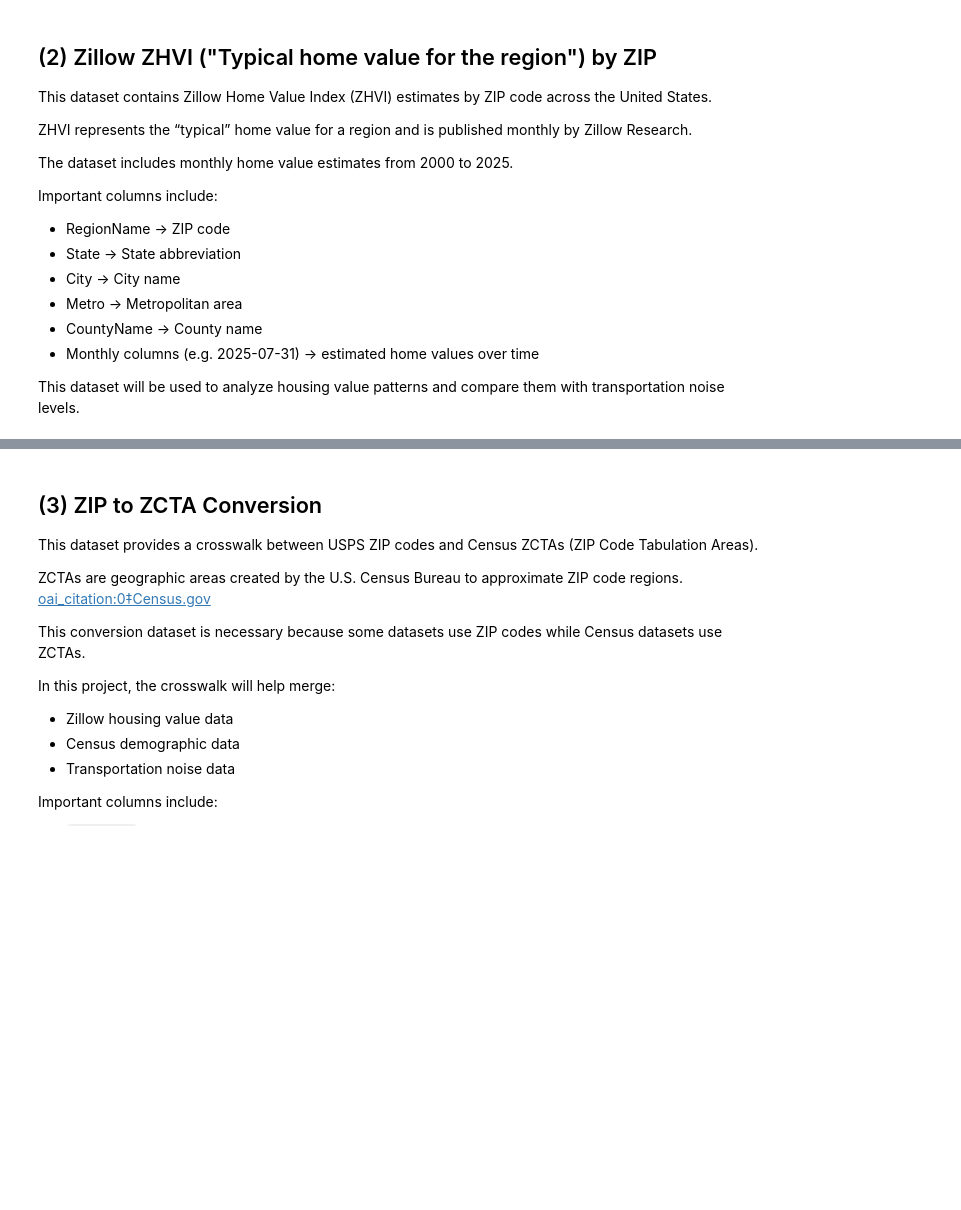
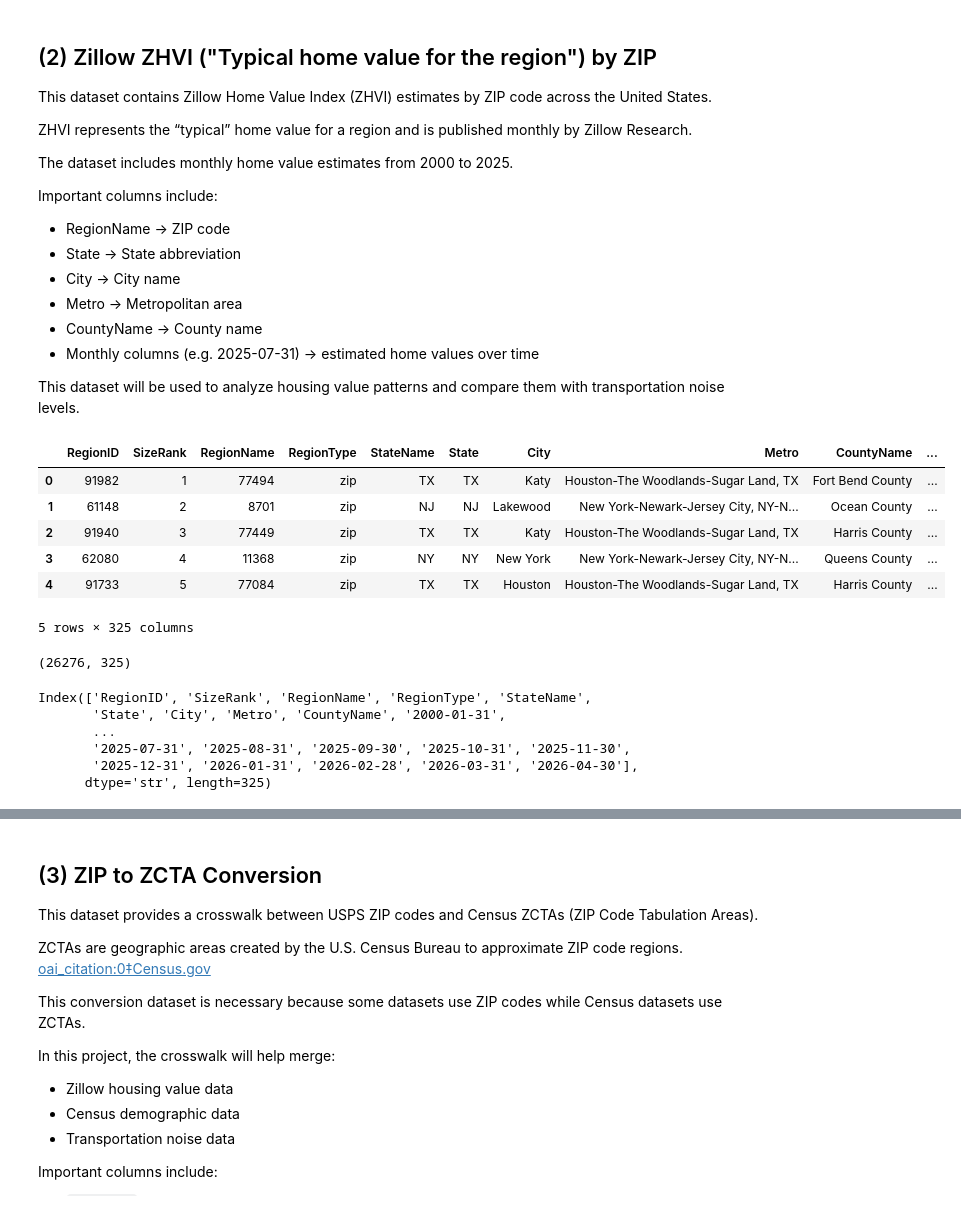
Before and after one commit to nengmao888/math189-final-project, a Jupyter notebook: data/math_189_datasets.ipynb, the cells around one changed output, grey strips where cells are left out. Drawn from its saved outputs; the diff is of its cells as text; code cells hidden in the pictures; blank space fills up the shorter version.

```diff
--- a/data/math_189_datasets.ipynb
+++ b/data/math_189_datasets.ipynb
@@ -373,17 +367,34 @@ This dataset will be used to analyze housing value patterns and compare them wit
 # %%
 # Load Zillow ZHVI dataset
 
 zillow_home_value_data = pd.read_csv(
-    'zillow_zip_zhvi.csv'
+    '../data/processed/zcta/zillow_zip_zhvi.csv'
 )
 
 # Preview first 5 rows
 zillow_home_value_data.head()
+# %% [output]
+|  | RegionID | SizeRank | RegionName | RegionType | StateName | State | City | Metro | CountyName | ... |
+| 0 | 91982 | 1 | 77494 | zip | TX | TX | Katy | Houston-The Woodlands-Sugar Land, TX | Fort Bend County | ... |
+| 1 | 61148 | 2 | 8701 | zip | NJ | NJ | Lakewood | New York-Newark-Jersey City, NY-N... | Ocean County | ... |
+| 2 | 91940 | 3 | 77449 | zip | TX | TX | Katy | Houston-The Woodlands-Sugar Land, TX | Harris County | ... |
+| 3 | 62080 | 4 | 11368 | zip | NY | NY | New York | New York-Newark-Jersey City, NY-N... | Queens County | ... |
+| 4 | 91733 | 5 | 77084 | zip | TX | TX | Houston | Houston-The Woodlands-Sugar Land, TX | Harris County | ... |
+5 rows × 325 columns
 # %%
 # Check dataset dimensions
 
 print(zillow_home_value_data.shape)
+# %% [output]
+(26276, 325)
 # %%
 # Show column names
 
 print(zillow_home_value_data.columns)
+# %% [output]
+Index(['RegionID', 'SizeRank', 'RegionName', 'RegionType', 'StateName',
+       'State', 'City', 'Metro', 'CountyName', '2000-01-31',
+       ...
+       '2025-07-31', '2025-08-31', '2025-09-30', '2025-10-31', '2025-11-30',
+       '2025-12-31', '2026-01-31', '2026-02-28', '2026-03-31', '2026-04-30'],
+      dtype='str', length=325)
```
Also changed, not shown: parts of 38 cells of this notebook, 22 other files.
